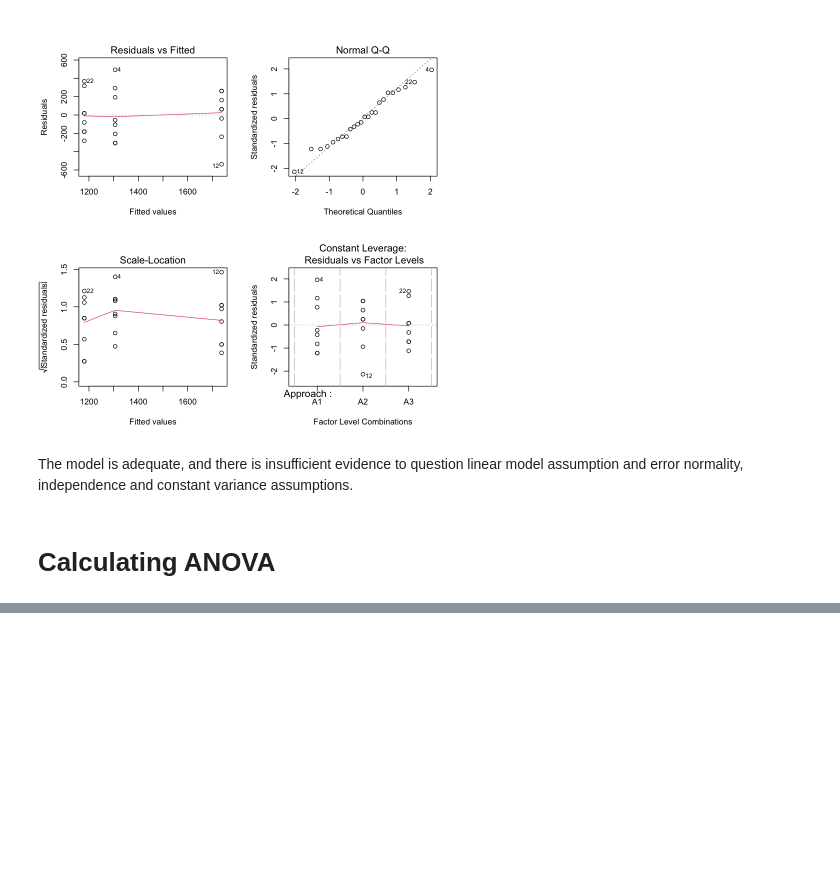
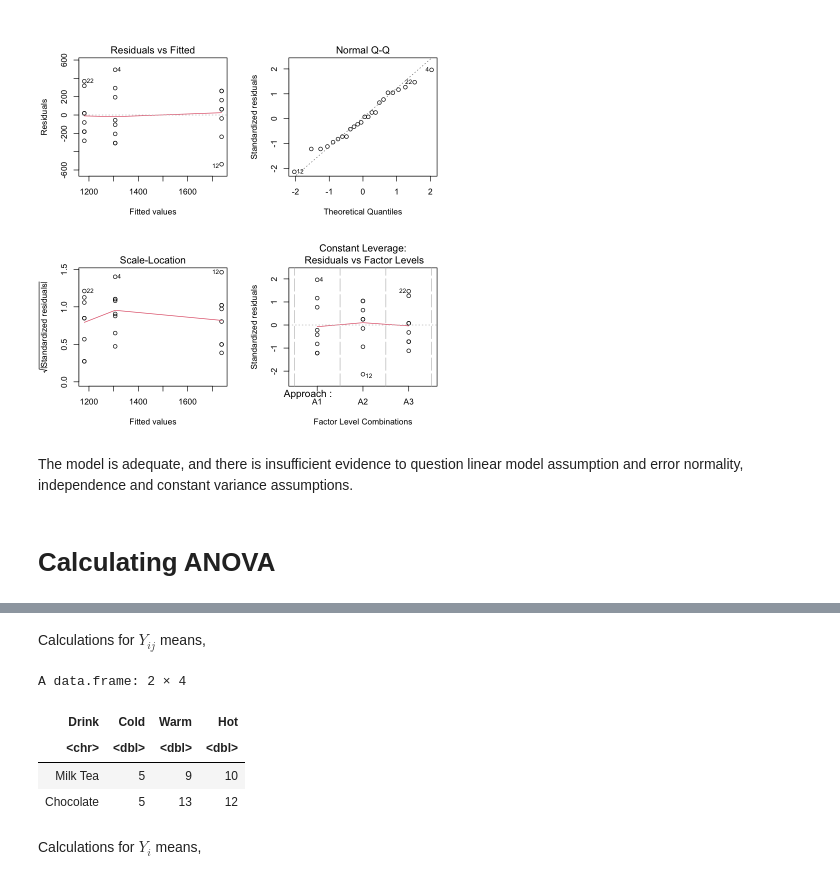
Before and after one commit to oooookk7/experimental-design-statistics, a Jupyter notebook: 02 - Experiments with a Single Variable: The Analysis of Variance/notes.ipynb, the cells around one changed output, grey strips where cells are left out. Drawn from its saved outputs; the diff is of its cells as text; code cells hidden in the pictures; blank space fills up the shorter version.

```diff
--- a/02 - Experiments with a Single Variable: The Analysis of Variance/notes.ipynb
+++ b/02 - Experiments with a Single Variable: The Analysis of Variance/notes.ipynb
@@ -718,0 +744,22 @@ This gives $df_{b} = (a-1) \times (b-1)  = (2-1) \times (3-1) = 2$ and $MS_{Trea
+# %% [markdown]
+Calculations for $Y_{ij}$ means,
+# %%
+mean_cold_mt = round(mean(cold_mt))
+mean_cold_c = round(mean(cold_c))
+mean_warm_mt = round(mean(warm_mt))
+mean_warm_c = round(mean(warm_c))
+mean_hot_mt = round(mean(hot_mt))
+mean_hot_c = round(mean(hot_c))
+
+data.frame(Drink=c("Milk Tea", "Chocolate"),
+           Cold=c(mean_cold_mt, mean_cold_c),
+           Warm=c(mean_warm_mt, mean_warm_c),
+           Hot=c(mean_hot_mt, mean_hot_c))
+# %% [output]
+A data.frame: 2 × 4
+| Drink | Cold | Warm | Hot |
+| <chr> | <dbl> | <dbl> | <dbl> |
+| Milk Tea | 5 | 9 | 10 |
+| Chocolate | 5 | 13 | 12 |
+# %% [markdown]
+Calculations for $Y_i$ means,
```
Also changed, not shown: parts of 36 cells of this notebook.
